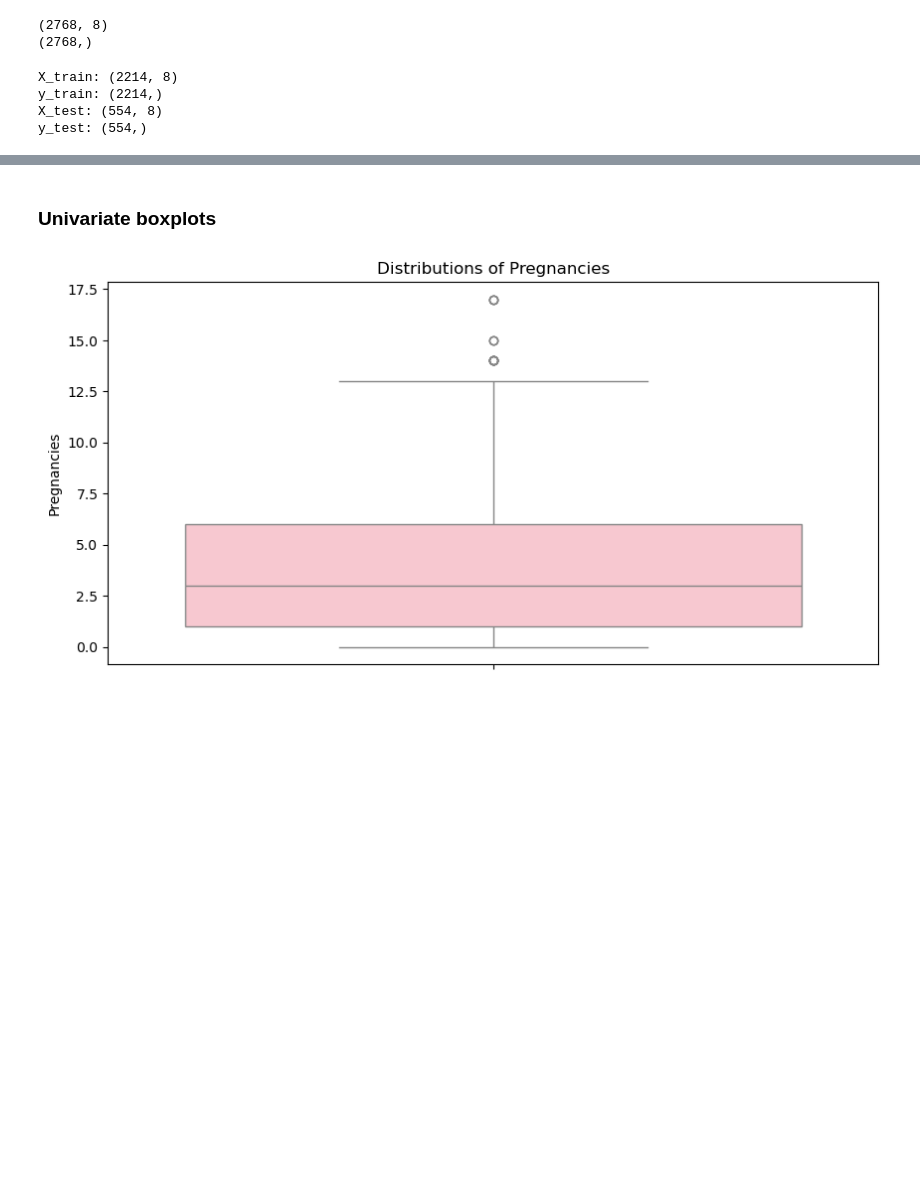
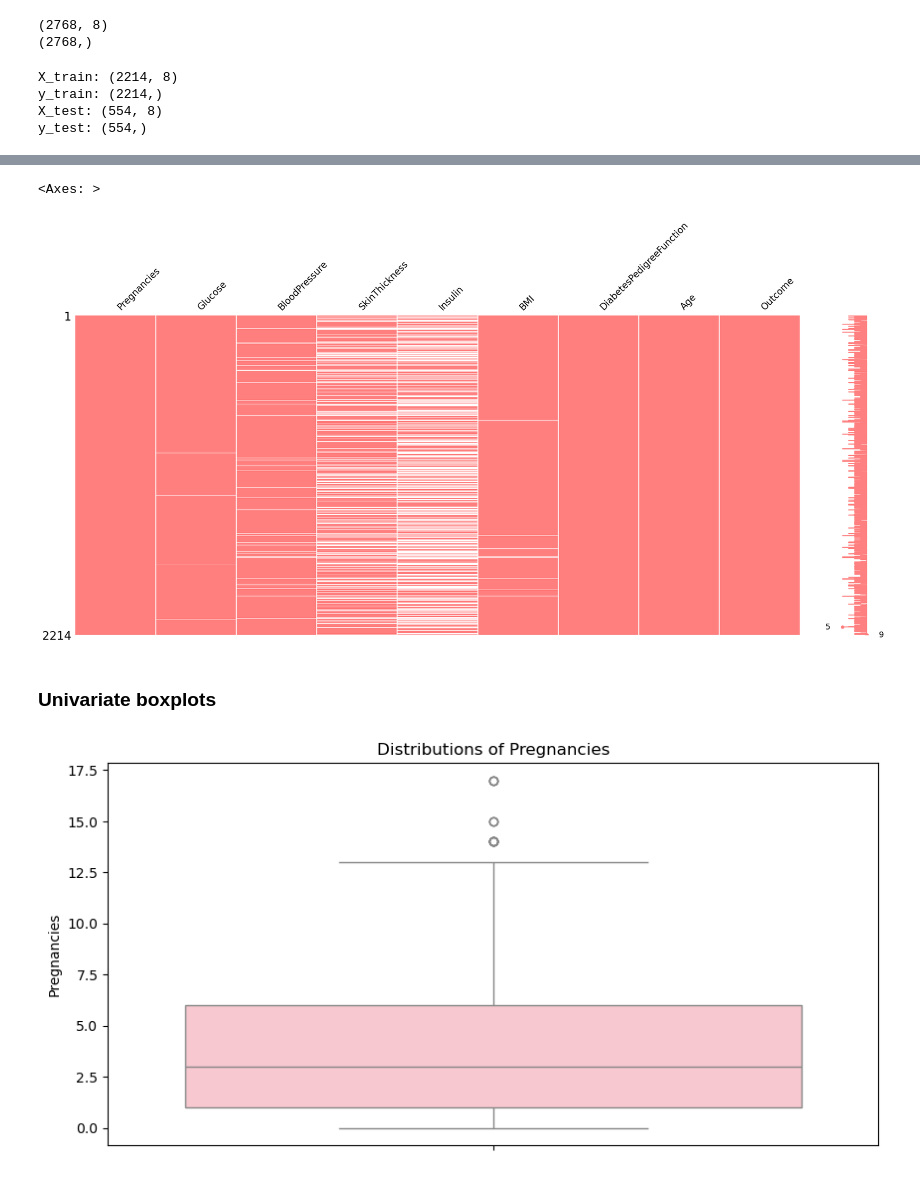
Before and after one commit to LewGoesB00M/CMP6202, a Jupyter notebook: Assignment/Code/CMP6202 Assignment 2.ipynb, the cells around one changed output, grey strips where cells are left out. Saved outputs shown, nothing was run; the diff lists cells and outputs as text; code cells hidden in the pictures; blank space fills up the shorter version.

```diff
--- a/Assignment/Code/CMP6202 Assignment 2.ipynb
+++ b/Assignment/Code/CMP6202 Assignment 2.ipynb
@@ -189,3 +193,8 @@ y_test: (554,)
+# %%
+missingno.matrix(fullTrainSet, color = (1, 0.5, 0.5)) # Missingno's matrix colors are RGB from 0 to 1.
+# %% [output]
+<Axes: >
+[figure, added]
 # %% [markdown]
 ### Univariate boxplots
 # %%
```
Also changed, not shown: parts of 33 cells of this notebook, 5 other files.
